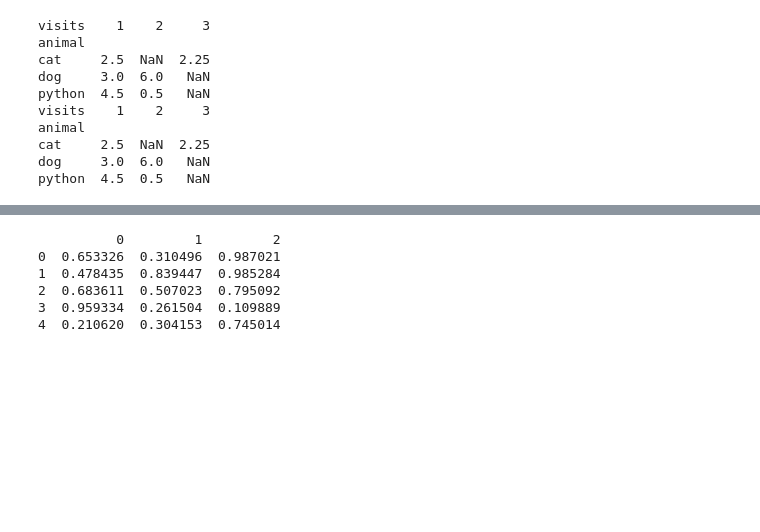
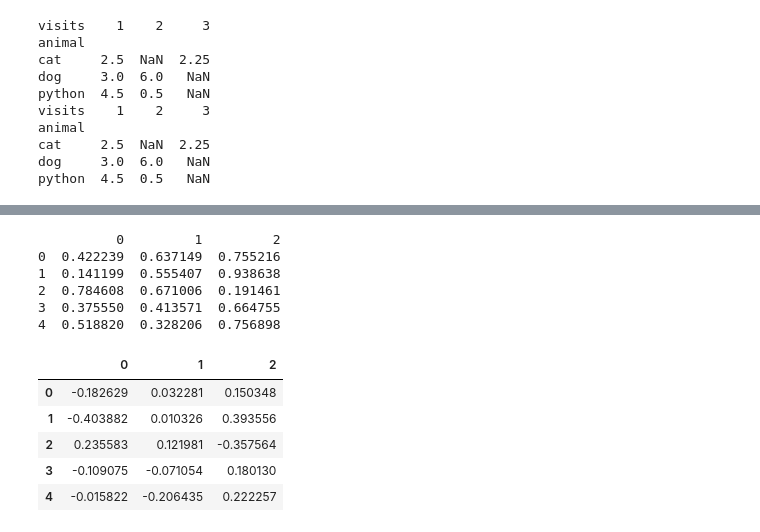
Before and after one commit to fodisi/ByteAcademy-Bootcamp, a Jupyter notebook: Jupyter-notebooks/pandas_100_exercises.ipynb, the cells around one changed output, grey strips where cells are left out. Drawn from its saved outputs; the diff is of its cells as text; code cells hidden in the pictures; blank space fills up the shorter version.

```diff
--- a/Jupyter-notebooks/pandas_100_exercises.ipynb
+++ b/Jupyter-notebooks/pandas_100_exercises.ipynb
@@ -405,11 +414,21 @@ print(df.loc[df['A'].shift() != df['A']])
 # %%
 #23
 df = pd.DataFrame(np.random.random(size=(5, 3))) # a 5x3 frame of float values
 print(df)
+df3 = df.subtract(df.mean(axis=1), 0)
+df3
+
+#df.sub(df.mean(axis=1), 0)
 # %% [output]
           0         1         2
-0  0.653326  0.310496  0.987021
-1  0.478435  0.839447  0.985284
-2  0.683611  0.507023  0.795092
-3  0.959334  0.261504  0.109889
-4  0.210620  0.304153  0.745014
+0  0.422239  0.637149  0.755216
+1  0.141199  0.555407  0.938638
+2  0.784608  0.671006  0.191461
+3  0.375550  0.413571  0.664755
+4  0.518820  0.328206  0.756898
+|  | 0 | 1 | 2 |
+| 0 | -0.182629 | 0.032281 | 0.150348 |
+| 1 | -0.403882 | 0.010326 | 0.393556 |
+| 2 | 0.235583 | 0.121981 | -0.357564 |
+| 3 | -0.109075 | -0.071054 | 0.180130 |
+| 4 | -0.015822 | -0.206435 | 0.222257 |
```
Also changed, not shown: parts of 9 cells of this notebook, 19 other files.
